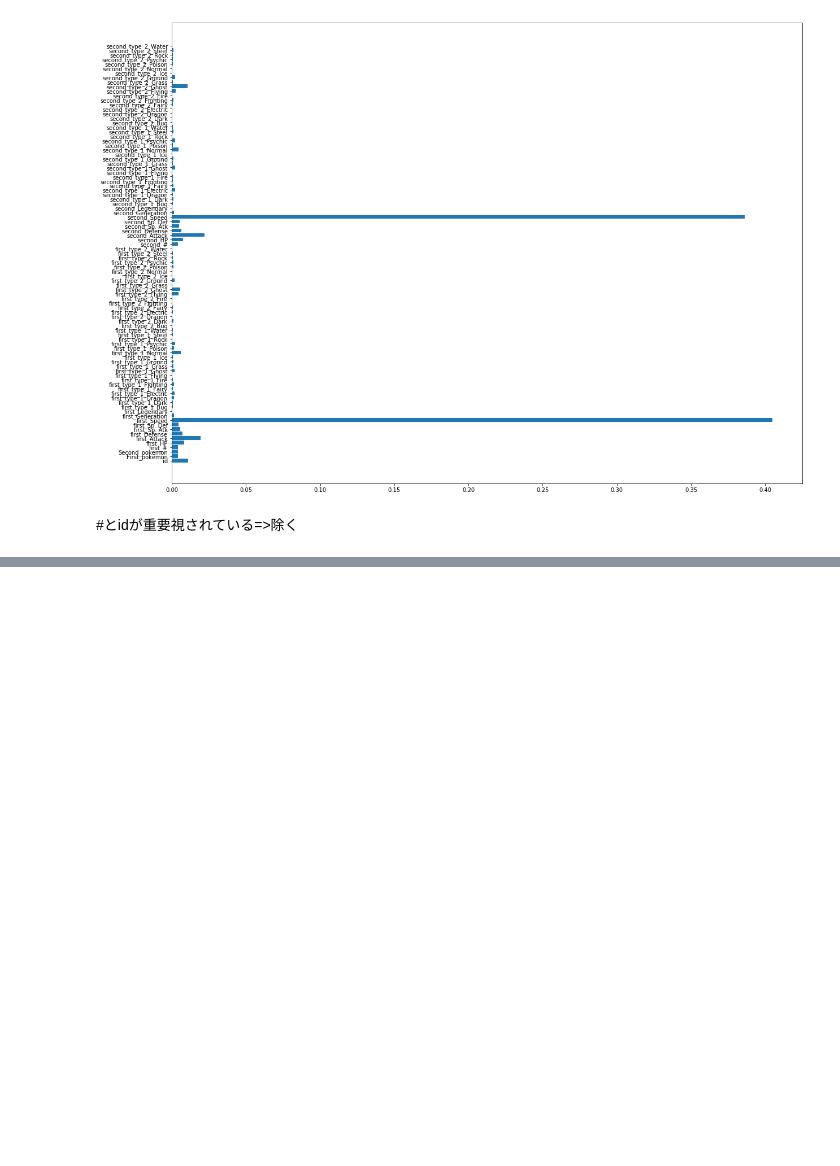
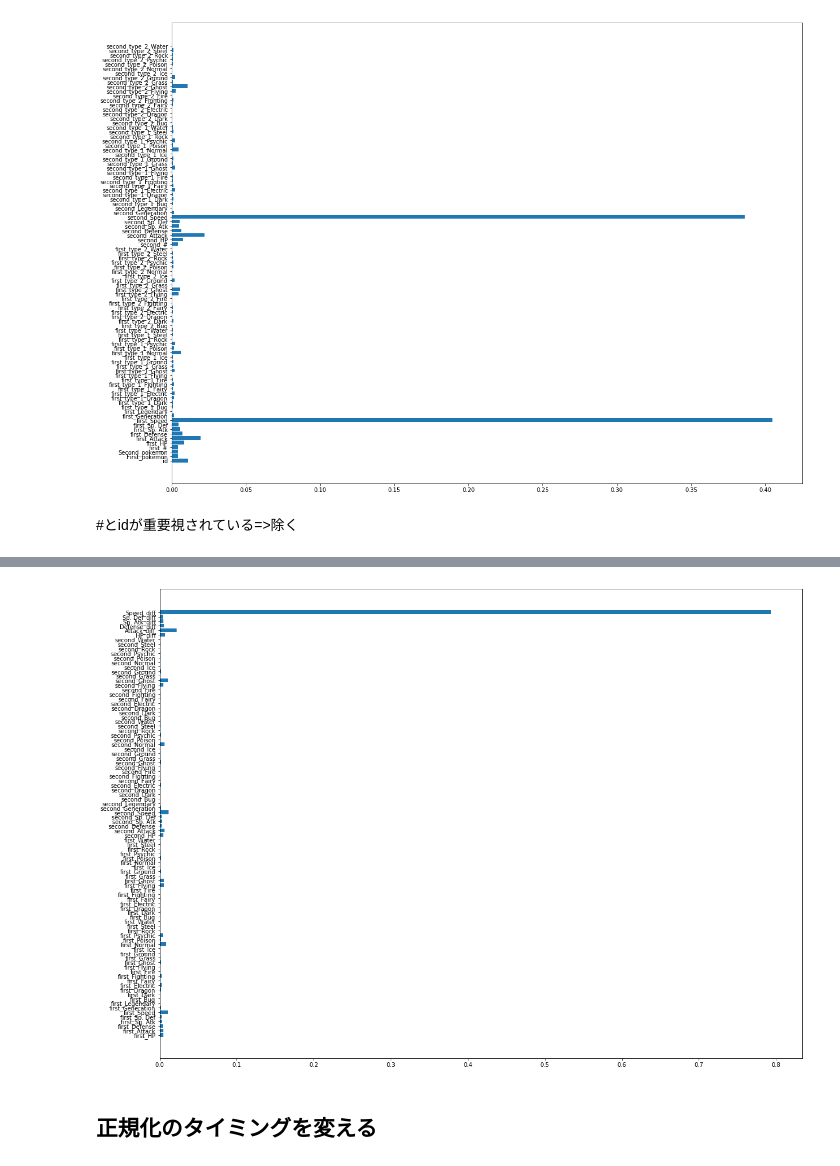
Before and after one commit to tomohiroo/kals_kaggler, a Jupyter notebook: pokemon/ueda/pokemon_ueda.ipynb, the cells around one changed output, grey strips where cells are left out. Drawn from its saved outputs; the diff is of its cells as text; code cells hidden in the pictures; blank space fills up the shorter version.

Commit message:
make difference columns and restrict standarized columns

```diff
--- a/pokemon/ueda/pokemon_ueda.ipynb
+++ b/pokemon/ueda/pokemon_ueda.ipynb
@@ -884,0 +1068,2 @@ plt.show()
+# %%
+X_l = X_dnn.drop('id',axis=1)
@@ -884,0 +1108,8 @@ plt.show()
+# %%
+X_ld = X_l.iloc[:, :6].values - X_l.iloc[:, 44:50].values
+X_l = np.concatenate([X_l, X_ld], axis=1)
+X_l_train, X_l_test, _, _ = train_test_split(X_l, y, test_size=0.2, random_state=0)
+# %%
+rfr_l = RandomForestRegressor(n_estimators=1000)
+rfr_l.fit(X_l_train, y_train)
+log_loss(y_test, rfr_l.predict(X_l_test))
@@ -884,0 +1208,35 @@ plt.show()
+# %%
+columns = ['first_HP', 'first_Attack', 'first_Defense', 'first_Sp. Atk',
+       'first_Sp. Def', 'first_Speed', 'first_Generation', 'first_Legendary',
+       'first_Bug', 'first_Dark', 'first_Dragon', 'first_Electric',
+       'first_Fairy', 'first_Fighting', 'first_Fire', 'first_Flying',
+       'first_Ghost', 'first_Grass', 'first_Ground', 'first_Ice',
+       'first_Normal', 'first_Poison', 'first_Psychic', 'first_Rock',
+       'first_Steel', 'first_Water', 'first_Bug', 'first_Dark', 'first_Dragon',
+       'first_Electric', 'first_Fairy', 'first_Fighting', 'first_Fire',
+       'first_Flying', 'first_Ghost', 'first_Grass', 'first_Ground',
+       'first_Ice', 'first_Normal', 'first_Poison', 'first_Psychic',
+       'first_Rock', 'first_Steel', 'first_Water', 'second_HP',
+       'second_Attack', 'second_Defense', 'second_Sp. Atk', 'second_Sp. Def',
+       'second_Speed', 'second_Generation', 'second_Legendary', 'second_Bug',
+       'second_Dark', 'second_Dragon', 'second_Electric', 'second_Fairy',
+       'second_Fighting', 'second_Fire', 'second_Flying', 'second_Ghost',
+       'second_Grass', 'second_Ground', 'second_Ice', 'second_Normal',
+       'second_Poison', 'second_Psychic', 'second_Rock', 'second_Steel',
+       'second_Water', 'second_Bug', 'second_Dark', 'second_Dragon',
+       'second_Electric', 'second_Fairy', 'second_Fighting', 'second_Fire',
+       'second_Flying', 'second_Ghost', 'second_Grass', 'second_Ground',
+       'second_Ice', 'second_Normal', 'second_Poison', 'second_Psychic',
+       'second_Rock', 'second_Steel', 'second_Water',
+        'HP_diff', 'Attack_diff', 'Defense_diff', 'Sp. Atk_diff',
+       'Sp. Def_diff', 'Speed_diff']
+# %%
+n_features = len(columns)
+plt.figure(figsize=(20, 15))
+plt.barh(range(n_features), rfr_l.feature_importances_ , align='center')
+plt.yticks(np.arange(n_features), columns)
+plt.show()
+# %% [output]
+[figure, added]
+# %% [markdown]
+## 正規化のタイミングを変える
```
Also changed, not shown: parts of 106 cells of this notebook, 7 other files.
